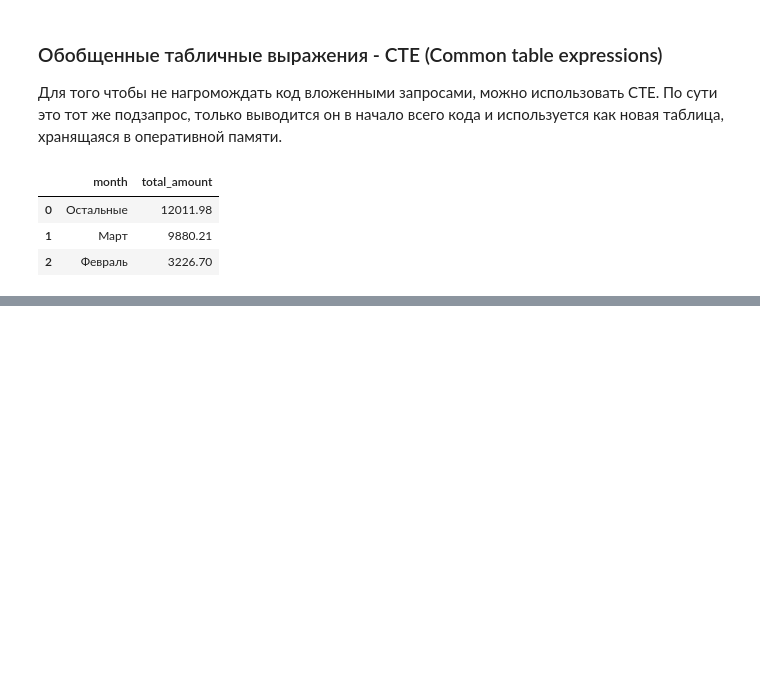
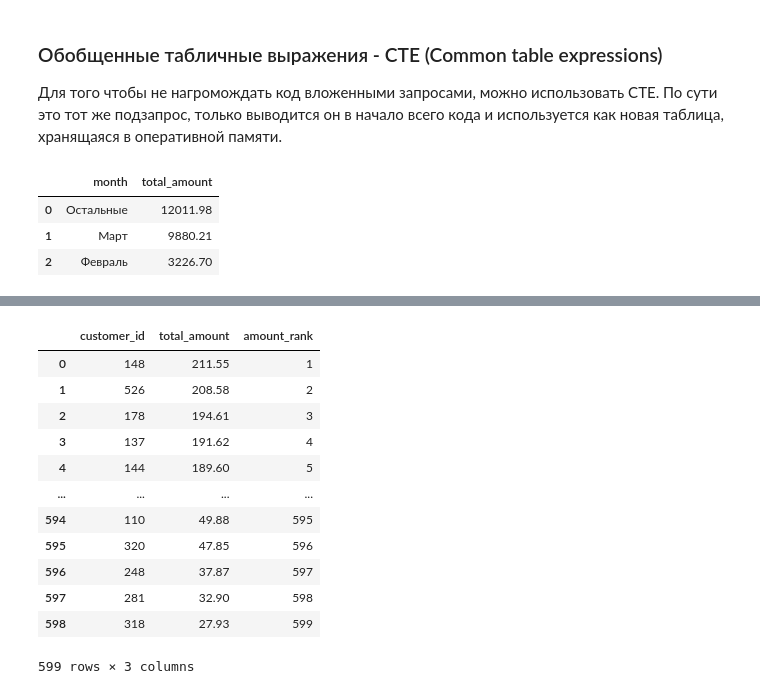
Before and after one commit to iakubovskii7/Development, a Jupyter notebook: 6. Работа с данными/Запросы на выгрузку данных PostgreSQL.ipynb, the cells around one changed output, grey strips where cells are left out. Drawn from its saved outputs; the diff is of its cells as text; code cells hidden in the pictures; blank space fills up the shorter version.

```diff
--- a/6. Работа с данными/Запросы на выгрузку данных PostgreSQL.ipynb
+++ b/6. Работа с данными/Запросы на выгрузку данных PostgreSQL.ipynb
@@ -323,0 +293,22 @@ DESC
+# %%
+# Выведем лучших клиентов по рейтингу
+sql_query("""
+SELECT customer_id, SUM(amount) as total_amount,
+RANK() OVER(ORDER BY SUM(amount) DESC) as amount_rank
+FROM payment
+GROUP BY customer_id
+""")
+# %% [output]
+|  | customer_id | total_amount | amount_rank |
+| 0 | 148 | 211.55 | 1 |
+| 1 | 526 | 208.58 | 2 |
+| 2 | 178 | 194.61 | 3 |
+| 3 | 137 | 191.62 | 4 |
+| 4 | 144 | 189.60 | 5 |
+| ... | ... | ... | ... |
+| 594 | 110 | 49.88 | 595 |
+| 595 | 320 | 47.85 | 596 |
+| 596 | 248 | 37.87 | 597 |
+| 597 | 281 | 32.90 | 598 |
+| 598 | 318 | 27.93 | 599 |
+599 rows × 3 columns
```
Also changed, not shown: parts of 10 cells of this notebook, 3 other files.
